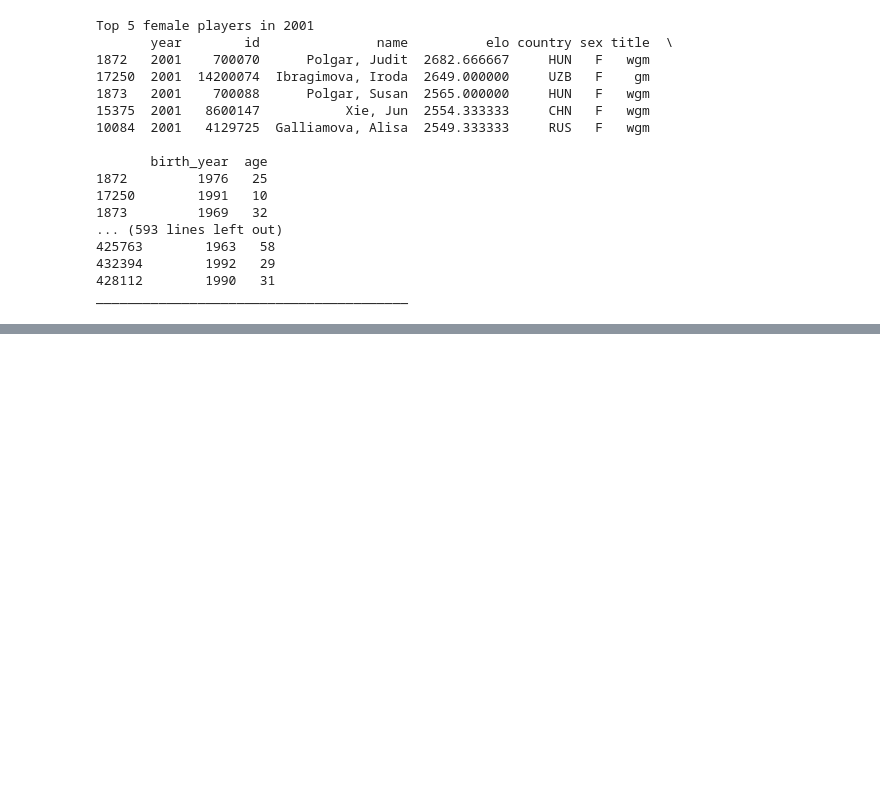
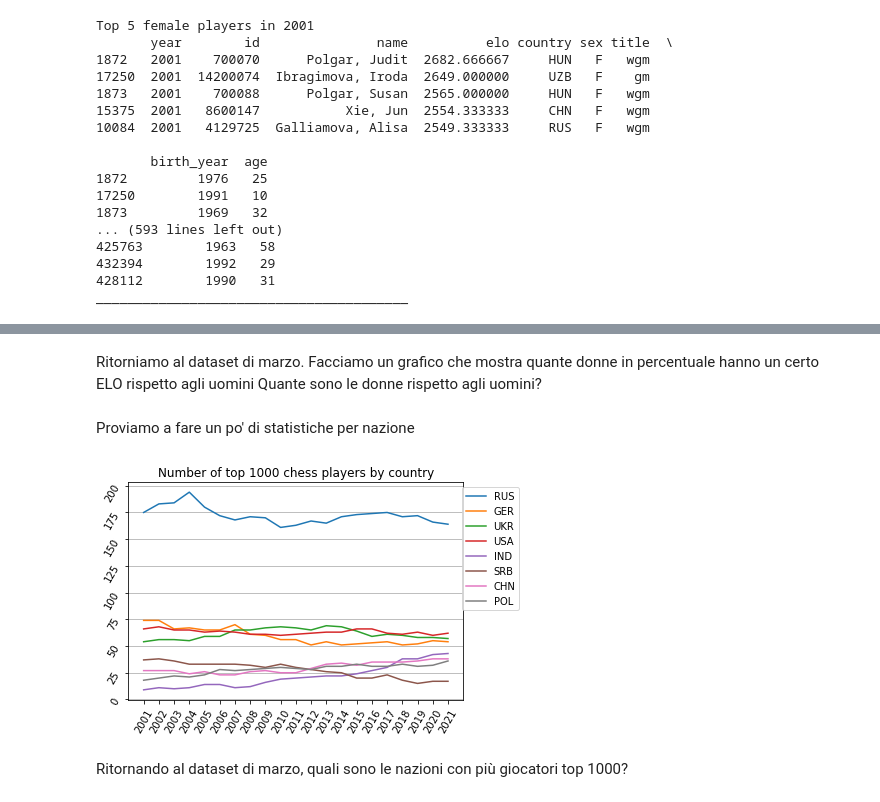
Before and after one commit to menegop/FIDE_chess_ranking, a Jupyter notebook: ita_tuto.ipynb, the cells around one changed output, grey strips where cells are left out. Saved outputs shown, nothing was run; the diff lists cells and outputs as text; code cells hidden in the pictures; blank space fills up the shorter version.

```diff
--- a/ita_tuto.ipynb
+++ b/ita_tuto.ipynb
@@ -250,0 +281,26 @@ ax.set_title("Number of female chess players top 1000 ranked by year");
+# %% [markdown]
+Ritorniamo al dataset di marzo.
+Facciamo un grafico che mostra quante donne in percentuale hanno un certo ELO rispetto agli uomini
+Quante sono le donne rispetto agli uomini?
+# %% [markdown]
+Proviamo a fare un po' di statistiche per nazione
+# %%
+n = 1000
+top = by_year.head(n)
+country_count = top.groupby(["year", "country"]).elo.count()
+country_count = country_count.reset_index(level=['year', 'country'])
+country_count = country_count.sort_values("elo", ascending=False)
+top_country = country_count.country.unique()[0:8]
+sns.lineplot(data=country_count[country_count.country.isin(top_country)], x="year", y="elo", hue = "country")
+ax = plt.gca()
+ax.set_xlabel("")
+ax.set_ylabel("")
+ax.legend(bbox_to_anchor=(0.98, 1), loc='upper left')
+ax.xaxis.set_ticks(range(2001,2022))
+ax.yaxis.grid(True)
+ax.set_title("Number of top 1000 chess players by country");
+ax.tick_params(labelrotation=60);
+# %% [output]
+[figure, added]
+# %% [markdown]
+Ritornando al dataset di marzo, quali sono le nazioni con più giocatori top 1000?
```
Also changed, not shown: parts of 37 cells of this notebook, 2 other files.
